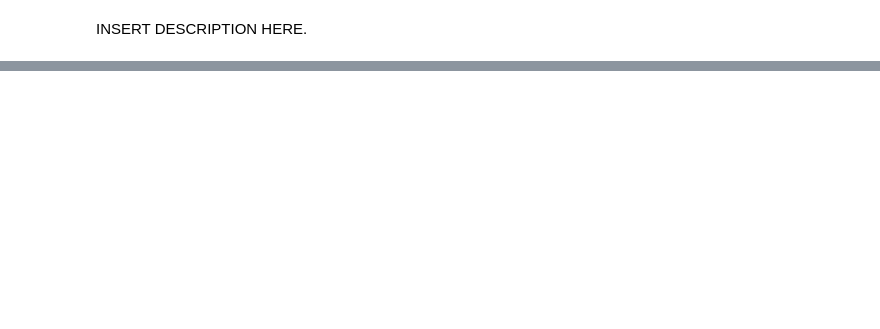
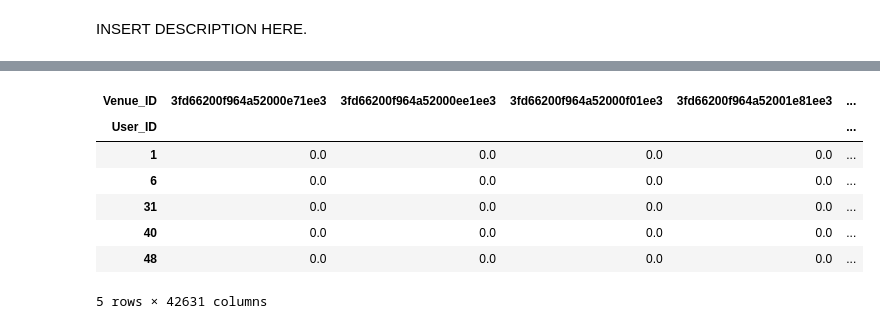
Before and after one commit to carolineh101/foursquare-check-in-prediction, a Jupyter notebook: main.ipynb, the cells around one changed output, grey strips where cells are left out. Cells and saved outputs as stored; diff of their text form; code cells hidden in the pictures; blank space fills up the shorter version.

Commit message:
X_train, X_test, y_train, y_test obtained

```diff
--- a/main.ipynb
+++ b/main.ipynb
@@ -111,2 +113,0 @@ See the caveats in the documentation: http://pandas.pydata.org/pandas-docs/stabl
-# %%
-X = X.pivot(index='User_ID', columns='Venue_ID', values='Value')
@@ -129,3 +113,0 @@ KeyboardInterrupt:
-# %%
-# X.reset_index(inplace=True) # Figure out what to do here
-X = X.fillna(0).to_sparse(fill_value=0)
@@ -131,0 +118,7 @@ X = X.fillna(0).to_sparse(fill_value=0)
+# %%
+train_indices = y_train.User_ID.tolist()
+test_indices = y_test.User_ID.tolist()
+X_train = X.loc[train_indices]
+X_test = X.loc[test_indices]
+
+len(X_train), len(X_test)
@@ -131,0 +139,3 @@ X = X.fillna(0).to_sparse(fill_value=0)
+# %%
+X_train.sort_index(inplace = True)
+X_test.sort_index(inplace = True)
@@ -131,0 +145,11 @@ X = X.fillna(0).to_sparse(fill_value=0)
+# %%
+X_train.head()
+# %% [output]
+| Venue_ID | 3fd66200f964a52000e71ee3 | 3fd66200f964a52000ee1ee3 | 3fd66200f964a52000f01ee3 | 3fd66200f964a52001e81ee3 | ... |
+| User_ID |  |  |  |  | ... |
+| 1 | 0.0 | 0.0 | 0.0 | 0.0 | ... |
+| 6 | 0.0 | 0.0 | 0.0 | 0.0 | ... |
+| 31 | 0.0 | 0.0 | 0.0 | 0.0 | ... |
+| 40 | 0.0 | 0.0 | 0.0 | 0.0 | ... |
+| 48 | 0.0 | 0.0 | 0.0 | 0.0 | ... |
+5 rows × 42631 columns
```
Also changed, not shown: parts of 25 cells of this notebook.
